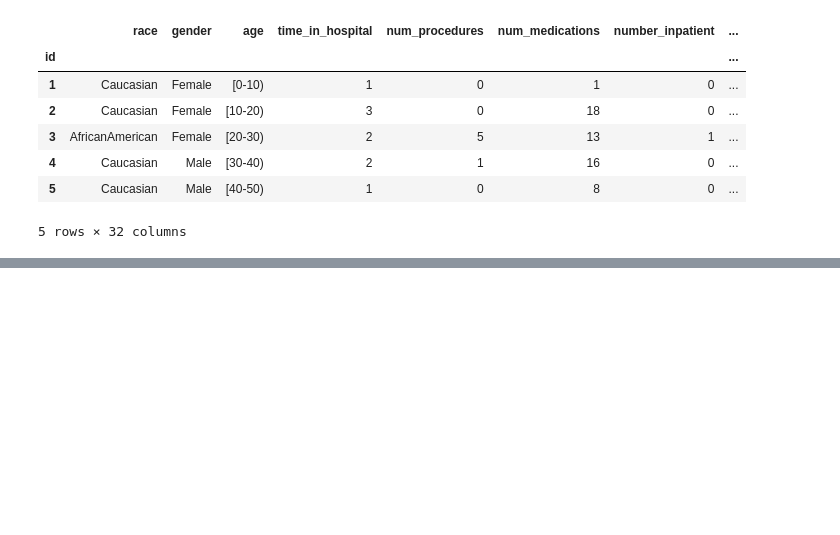
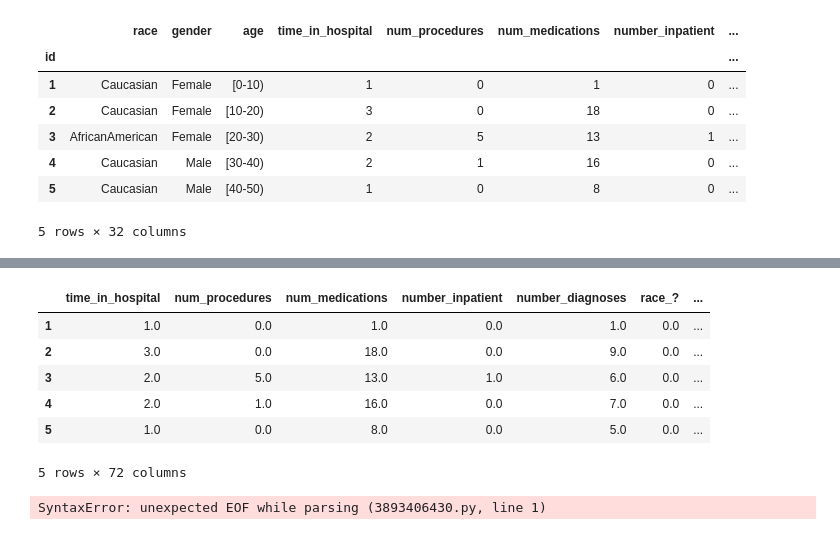
Before and after one commit to nielsdehaan1977/Fintech_Project2, a Jupyter notebook: Jason/diabetes_hospitalizations.ipynb, the cells around one changed output, grey strips where cells are left out. Cells and saved outputs as stored; diff of their text form; code cells hidden in the pictures; blank space fills up the shorter version.

```diff
--- a/Jason/diabetes_hospitalizations.ipynb
+++ b/Jason/diabetes_hospitalizations.ipynb
@@ -134,0 +207,13 @@ Name: age, dtype: object
+# %%
+numerical_variables_df=hospitalizations_df.drop(columns=categorical_variables)
+encoded_df = pd.concat([numerical_variables_df, encoded_hospitalizations_df], axis=1).dropna()
+
+encoded_df.head()
+# %% [output]
+|  | time_in_hospital | num_procedures | num_medications | number_inpatient | number_diagnoses | race_? | ... |
+| 1 | 1.0 | 0.0 | 1.0 | 0.0 | 1.0 | 0.0 | ... |
+| 2 | 3.0 | 0.0 | 18.0 | 0.0 | 9.0 | 0.0 | ... |
+| 3 | 2.0 | 5.0 | 13.0 | 1.0 | 6.0 | 0.0 | ... |
+| 4 | 2.0 | 1.0 | 16.0 | 0.0 | 7.0 | 0.0 | ... |
+| 5 | 1.0 | 0.0 | 8.0 | 0.0 | 5.0 | 0.0 | ... |
+5 rows × 72 columns
@@ -134,0 +222,4 @@ Name: age, dtype: object
+# %%
+encoded_df2 = encoded_df.drop[columns
+# %% [output]
+SyntaxError: unexpected EOF while parsing (3893406430.py, line 1)
```
Also changed, not shown: parts of 10 cells of this notebook.
